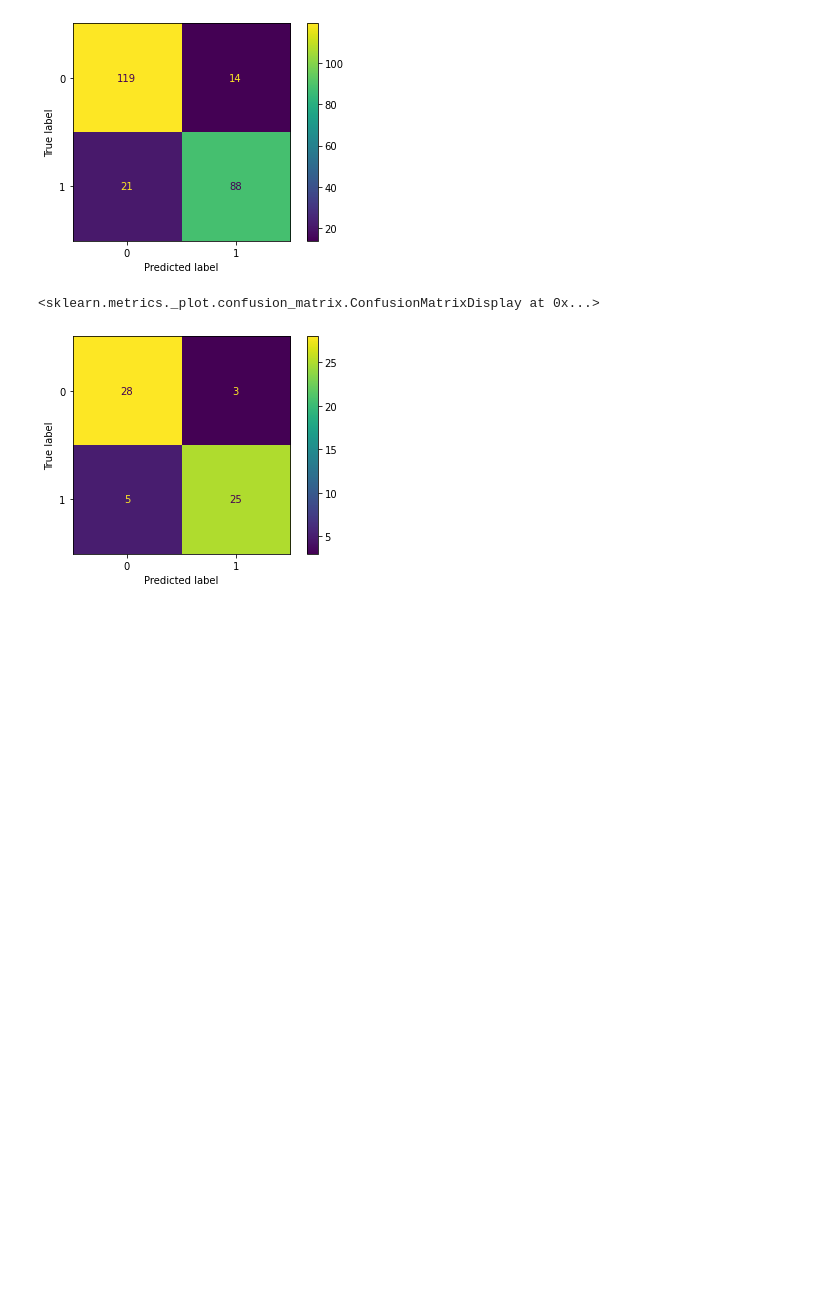
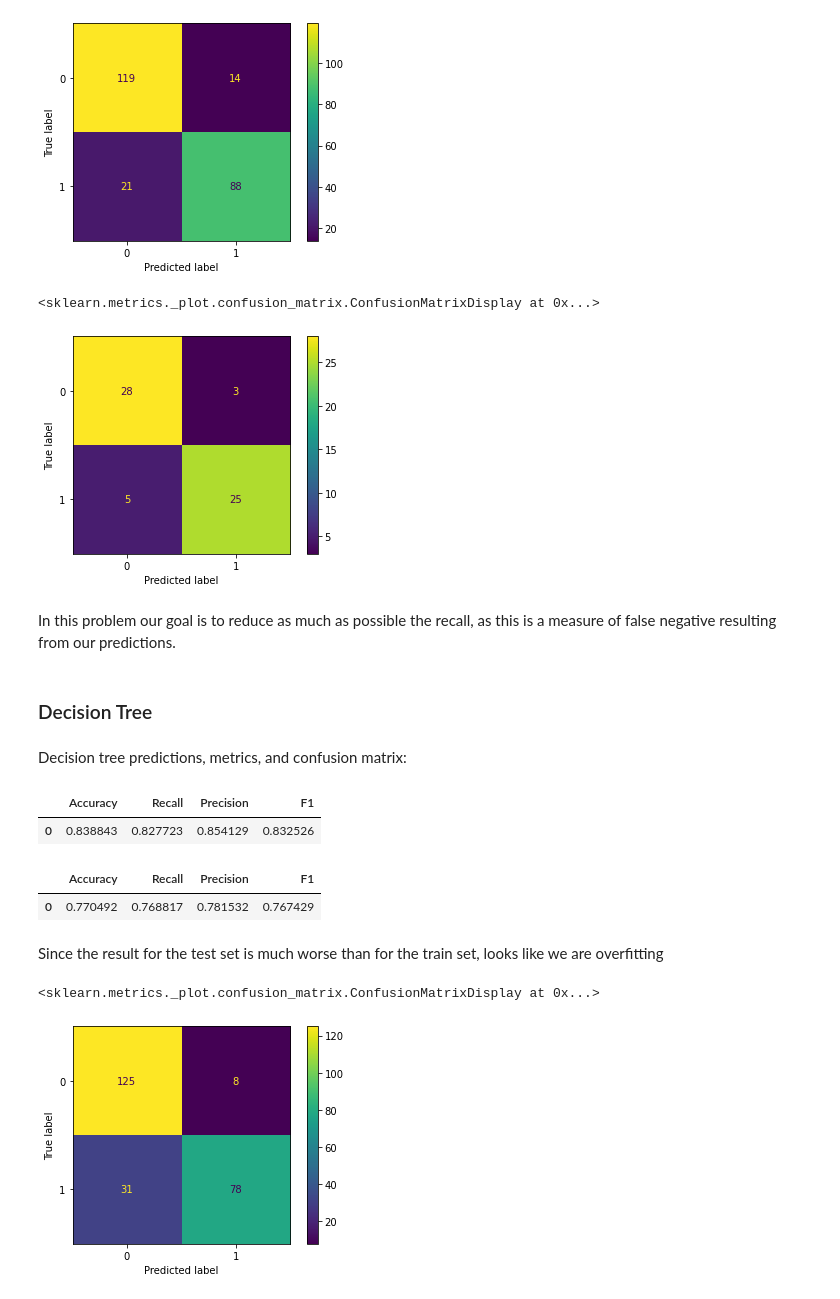
Before and after one commit to elnez/CREWES_proyect, a Jupyter notebook: EDA_HeartAttack.ipynb, the cells around one changed output. Saved outputs shown, nothing was run; the diff lists cells and outputs as text; code cells hidden in the pictures; blank space fills up the shorter version.

Commit message:
Update EDA_HeartAttack.ipynb
Updated context notes.
Split data into train and test
Ran logistic regression, decison tree and gradient boosting.

```diff
--- a/EDA_HeartAttack.ipynb
+++ b/EDA_HeartAttack.ipynb
@@ -590,3 +569,34 @@ ConfusionMatrixDisplay.from_predictions(test[target], lr_pred_test)
 # %% [output]
 <sklearn.metrics._plot.confusion_matrix.ConfusionMatrixDisplay at 0x...>
 [figure]
+# %% [markdown]
+In this problem our goal is to reduce as much as possible the recall, as this is a measure of false negative resulting from our predictions.
+# %% [markdown]
+### Decision Tree
+# %%
+# Set the chosen model
+dt_model = DecisionTreeClassifier(max_depth = 3, min_samples_split = 3, random_state = 666).fit(train[features], train[target])
+# %% [markdown]
+Decision tree predictions, metrics, and confusion matrix:
+# %%
+dt_pred_train = dt_model.predict(train[features])
+dt_pred_test = dt_model.predict(test[features])
+# %%
+metrics_dt_train = model_metrics(train[target], dt_pred_train)
+metrics_dt_train
+# %% [output]
+|  | Accuracy | Recall | Precision | F1 |
+| 0 | 0.838843 | 0.827723 | 0.854129 | 0.832526 |
+# %%
+metrics_dt_test = model_metrics(test[target], dt_pred_test)
+metrics_dt_test
+# %% [output]
+|  | Accuracy | Recall | Precision | F1 |
+| 0 | 0.770492 | 0.768817 | 0.781532 | 0.767429 |
+# %% [markdown]
+Since the result for the test set is much worse than for the train set, looks like we are overfitting
+# %%
+ConfusionMatrixDisplay.from_predictions(train[target], dt_pred_train)
+# %% [output]
+<sklearn.metrics._plot.confusion_matrix.ConfusionMatrixDisplay at 0x...>
+[figure, added]
```
Also changed, not shown: parts of 26 cells of this notebook.
